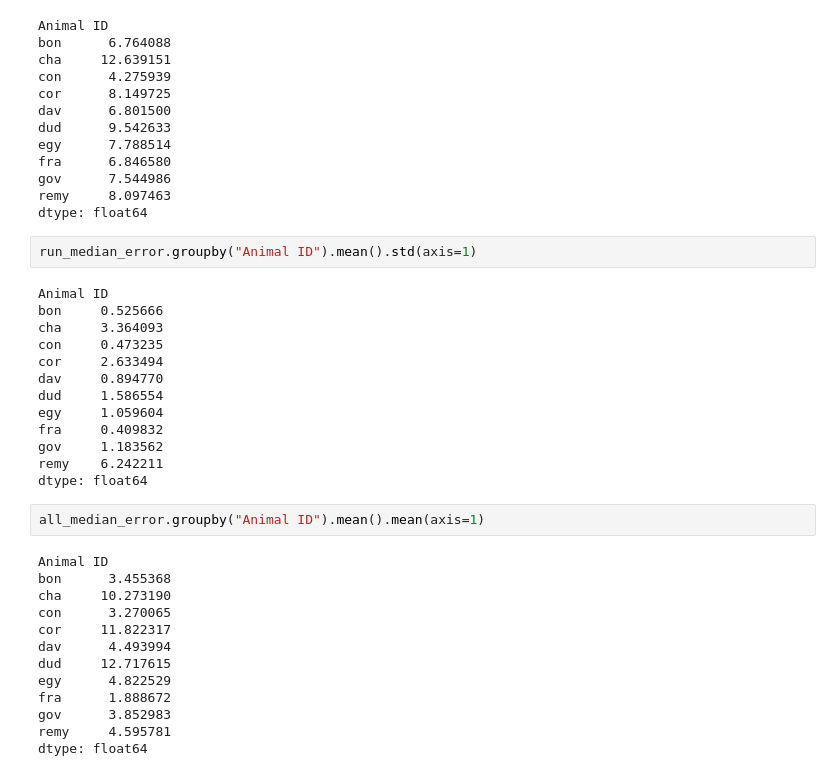
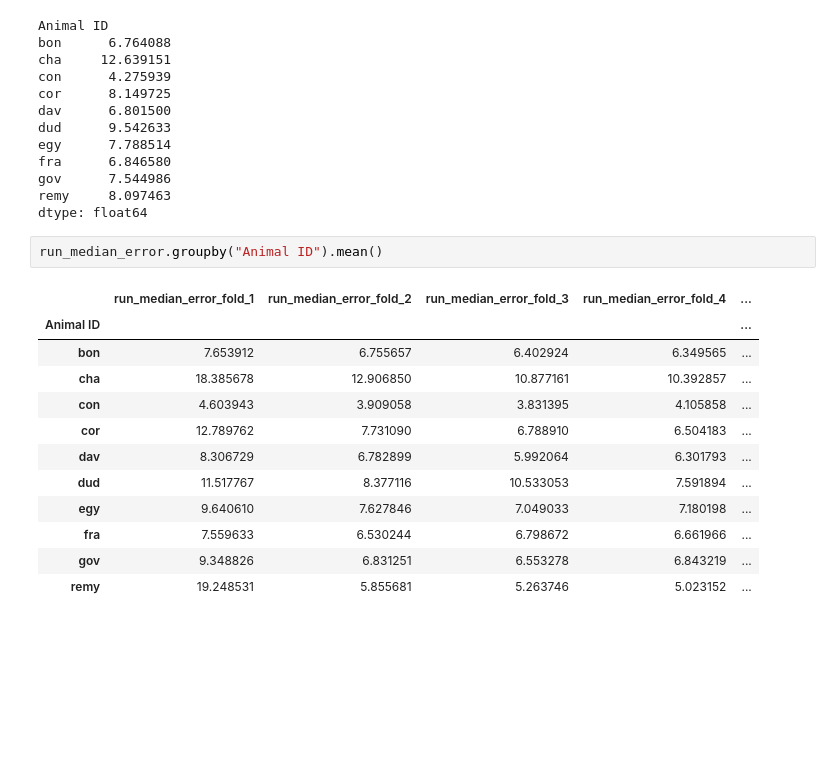
Before and after one commit to Eden-Kramer-Lab/replay_trajectory_paper, a Jupyter notebook: notebooks/2021_01_14_Decoding_Error.ipynb, the cells around one changed output. Saved outputs shown, nothing was run; the diff lists cells and outputs as text; blank space fills up the shorter version.

```diff
--- a/notebooks/2021_01_14_Decoding_Error.ipynb
+++ b/notebooks/2021_01_14_Decoding_Error.ipynb
@@ -131,32 +154,17 @@ gov      7.544986
 remy     8.097463
 dtype: float64
 # %%
-run_median_error.groupby("Animal ID").mean().std(axis=1)
+run_median_error.groupby("Animal ID").mean()
 # %% [output]
-Animal ID
-bon     0.525666
-cha     3.364093
-con     0.473235
-cor     2.633494
-dav     0.894770
-dud     1.586554
-egy     1.059604
-fra     0.409832
-gov     1.183562
-remy    6.242211
-dtype: float64
+|  | run_median_error_fold_1 | run_median_error_fold_2 | run_median_error_fold_3 | run_median_error_fold_4 | ... |
+| Animal ID |  |  |  |  | ... |
+| bon | 7.653912 | 6.755657 | 6.402924 | 6.349565 | ... |
+| cha | 18.385678 | 12.906850 | 10.877161 | 10.392857 | ... |
+| con | 4.603943 | 3.909058 | 3.831395 | 4.105858 | ... |
+| cor | 12.789762 | 7.731090 | 6.788910 | 6.504183 | ... |
+| dav | 8.306729 | 6.782899 | 5.992064 | 6.301793 | ... |
+| dud | 11.517767 | 8.377116 | 10.533053 | 7.591894 | ... |
+| egy | 9.640610 | 7.627846 | 7.049033 | 7.180198 | ... |
+| fra | 7.559633 | 6.530244 | 6.798672 | 6.661966 | ... |
+| gov | 9.348826 | 6.831251 | 6.553278 | 6.843219 | ... |
+| remy | 19.248531 | 5.855681 | 5.263746 | 5.023152 | ... |
-# %%
-all_median_error.groupby("Animal ID").mean().mean(axis=1)
-# %% [output]
-Animal ID
-bon      3.455368
-cha     10.273190
-con      3.270065
-cor     11.822317
-dav      4.493994
-dud     12.717615
-egy      4.822529
-fra      1.888672
-gov      3.852983
-remy     4.595781
-dtype: float64
```
Also changed, not shown: parts of 9 cells of this notebook.
